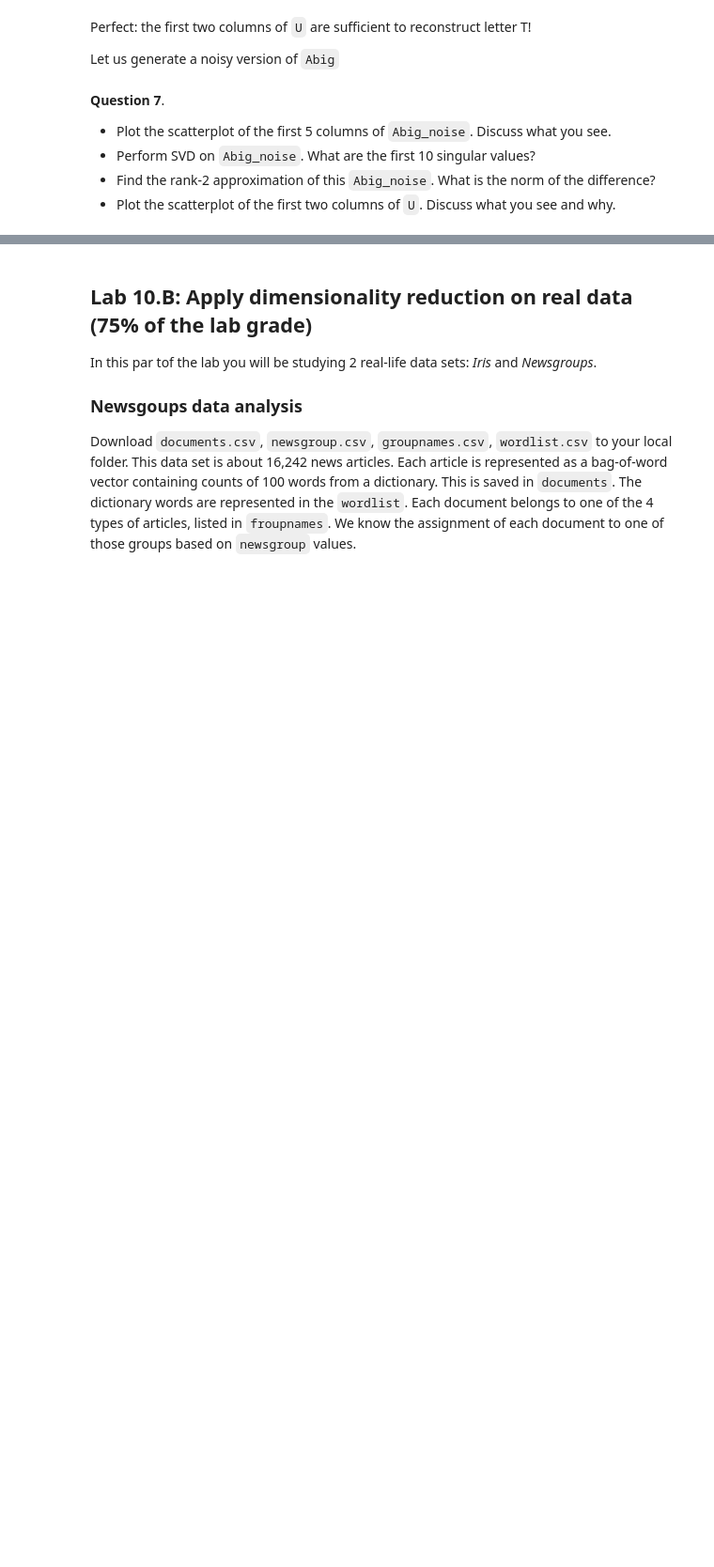
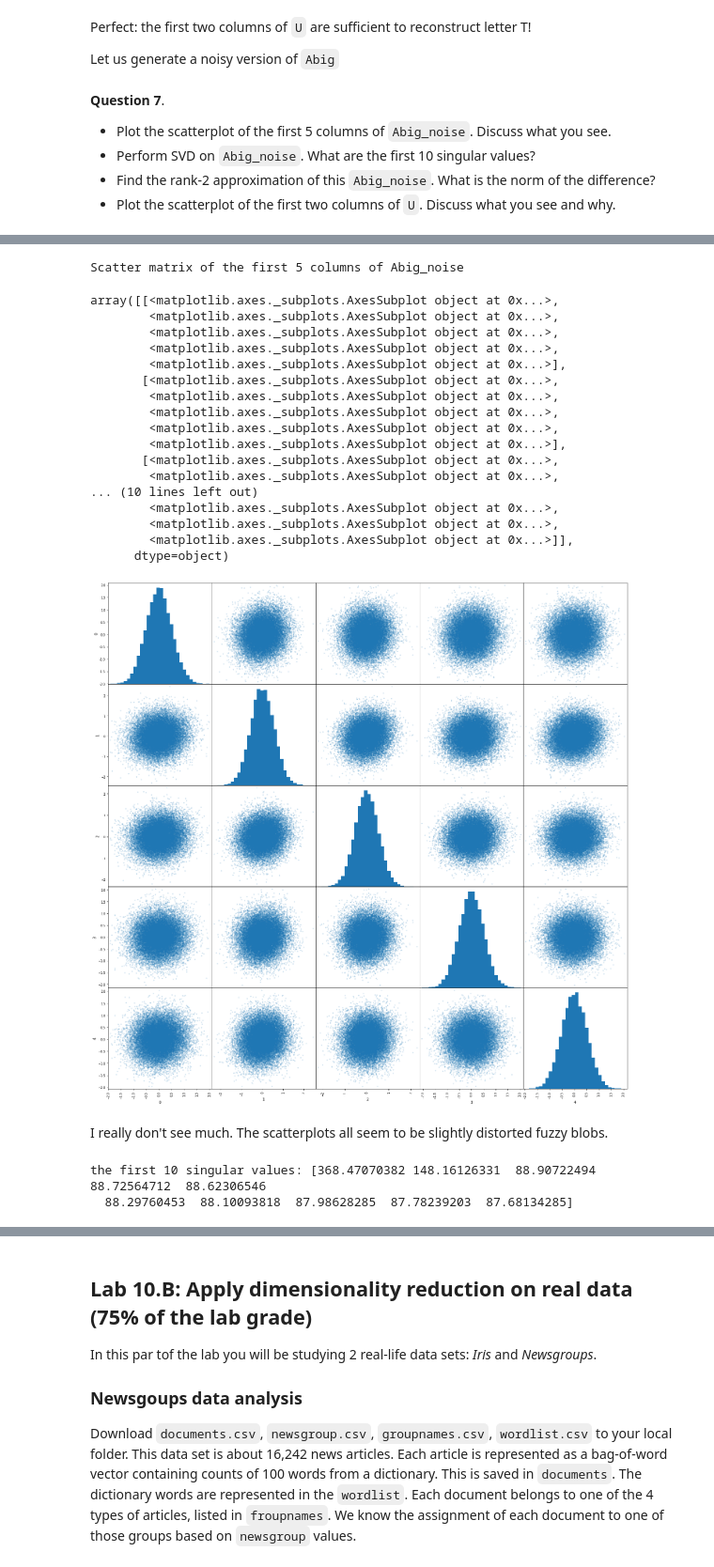
Before and after one commit to BareBeaverBat/cis3715-temple-2020.github.io, a Jupyter notebook: Lab10/CIS3715 (Temple - Spring 2020) Lab10.ipynb, the cells around one changed output, grey strips where cells are left out. Shown at 94% size. Cells and saved outputs as stored; diff of their text form; code cells hidden in the pictures; blank space fills up the shorter version.

```diff
--- a/Lab10/CIS3715 (Temple - Spring 2020) Lab10.ipynb
+++ b/Lab10/CIS3715 (Temple - Spring 2020) Lab10.ipynb
@@ -333,0 +381,32 @@ Abig_noise = Abig + np.random.randn(28226,100)*0.5
+# %%
+print("Scatter matrix of the first 5 columns of Abig_noise")
+bigNoiseDf = pd.DataFrame(Abig_noise[:, 0:5])
+pd.plotting.scatter_matrix(bigNoiseDf, alpha=0.25, figsize=(25, 25), hist_kwds={"bins":30})
+# %% [output]
+Scatter matrix of the first 5 columns of Abig_noise
+array([[<matplotlib.axes._subplots.AxesSubplot object at 0x...>,
+        <matplotlib.axes._subplots.AxesSubplot object at 0x...>,
+        <matplotlib.axes._subplots.AxesSubplot object at 0x...>,
+        <matplotlib.axes._subplots.AxesSubplot object at 0x...>,
+        <matplotlib.axes._subplots.AxesSubplot object at 0x...>],
+       [<matplotlib.axes._subplots.AxesSubplot object at 0x...>,
+        <matplotlib.axes._subplots.AxesSubplot object at 0x...>,
+        <matplotlib.axes._subplots.AxesSubplot object at 0x...>,
+        <matplotlib.axes._subplots.AxesSubplot object at 0x...>,
+        <matplotlib.axes._subplots.AxesSubplot object at 0x...>],
+       [<matplotlib.axes._subplots.AxesSubplot object at 0x...>,
+        <matplotlib.axes._subplots.AxesSubplot object at 0x...>,
+... (10 lines left out)
+        <matplotlib.axes._subplots.AxesSubplot object at 0x...>,
+        <matplotlib.axes._subplots.AxesSubplot object at 0x...>,
+        <matplotlib.axes._subplots.AxesSubplot object at 0x...>]],
+      dtype=object)
+[figure, added]
+# %% [markdown]
+I really don't see much. The scatterplots all seem to be slightly distorted fuzzy blobs.
+# %%
+U,s,V = np.linalg.svd(Abig_noise,full_matrices=0)
+print('the first 10 singular values:', s[0:10])
+# %% [output]
+the first 10 singular values: [368.47070382 148.16126331  88.90722494  88.72564712  88.62306546
+  88.29760453  88.10093818  87.98628285  87.78239203  87.68134285]
```
Also changed, not shown: parts of 14 cells of this notebook.
